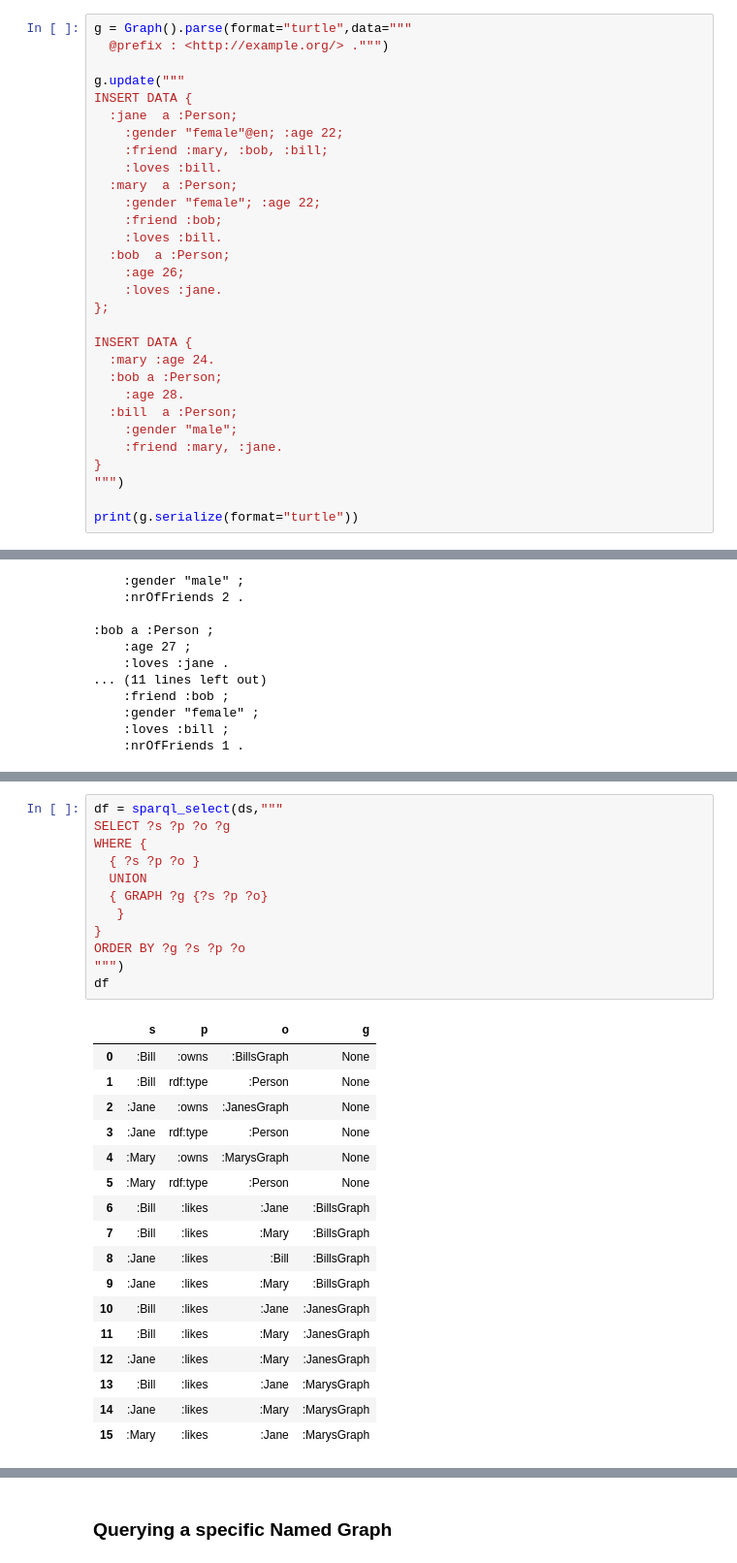
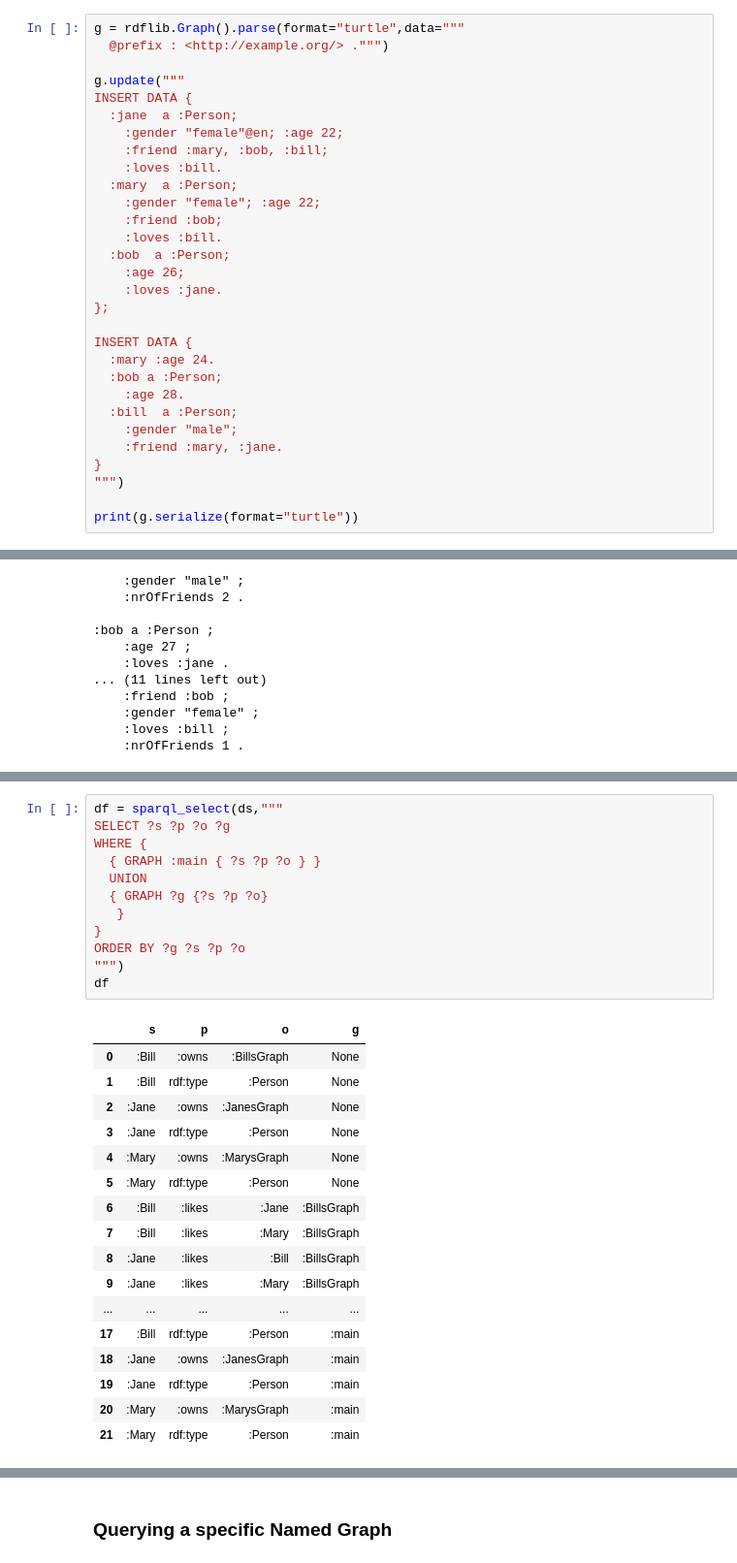
Before and after one commit to jku-win-dke/SemAI, a Jupyter notebook: V04_SPARQL_Update.ipynb, the cells around one changed output, grey strips where cells are left out. Shown at 97% size. Cells and saved outputs as stored; diff of their text form.

```diff
--- a/V04_SPARQL_Update.ipynb
+++ b/V04_SPARQL_Update.ipynb
@@ -35,5 +45,5 @@ def sparql_select(graph,query,use_prefixes=True):
 # %%
-g = Graph().parse(format="turtle",data="""
+g = rdflib.Graph().parse(format="turtle",data="""
   @prefix : <http://example.org/> .""")
 
 g.update("""
@@ -282,30 +315,30 @@ print(ds.serialize(format="trig"))
 # %%
 df = sparql_select(ds,"""
 SELECT ?s ?p ?o ?g
 WHERE {
-  { ?s ?p ?o }
+  { GRAPH :main { ?s ?p ?o } }
   UNION
   { GRAPH ?g {?s ?p ?o}
    }
 }
 ORDER BY ?g ?s ?p ?o
 """)
 df
 # %% [output]
 |  | s | p | o | g |
 | 0 | :Bill | :owns | :BillsGraph | None |
 | 1 | :Bill | rdf:type | :Person | None |
 | 2 | :Jane | :owns | :JanesGraph | None |
 | 3 | :Jane | rdf:type | :Person | None |
 | 4 | :Mary | :owns | :MarysGraph | None |
 | 5 | :Mary | rdf:type | :Person | None |
 | 6 | :Bill | :likes | :Jane | :BillsGraph |
 | 7 | :Bill | :likes | :Mary | :BillsGraph |
 | 8 | :Jane | :likes | :Bill | :BillsGraph |
 | 9 | :Jane | :likes | :Mary | :BillsGraph |
-| 10 | :Bill | :likes | :Jane | :JanesGraph |
-| 11 | :Bill | :likes | :Mary | :JanesGraph |
-| 12 | :Jane | :likes | :Mary | :JanesGraph |
-| 13 | :Bill | :likes | :Jane | :MarysGraph |
-| 14 | :Jane | :likes | :Mary | :MarysGraph |
-| 15 | :Mary | :likes | :Jane | :MarysGraph |
+| ... | ... | ... | ... | ... |
+| 17 | :Bill | rdf:type | :Person | :main |
+| 18 | :Jane | :owns | :JanesGraph | :main |
+| 19 | :Jane | rdf:type | :Person | :main |
+| 20 | :Mary | :owns | :MarysGraph | :main |
+| 21 | :Mary | rdf:type | :Person | :main |
```
Also changed, not shown: parts of 38 cells of this notebook.
